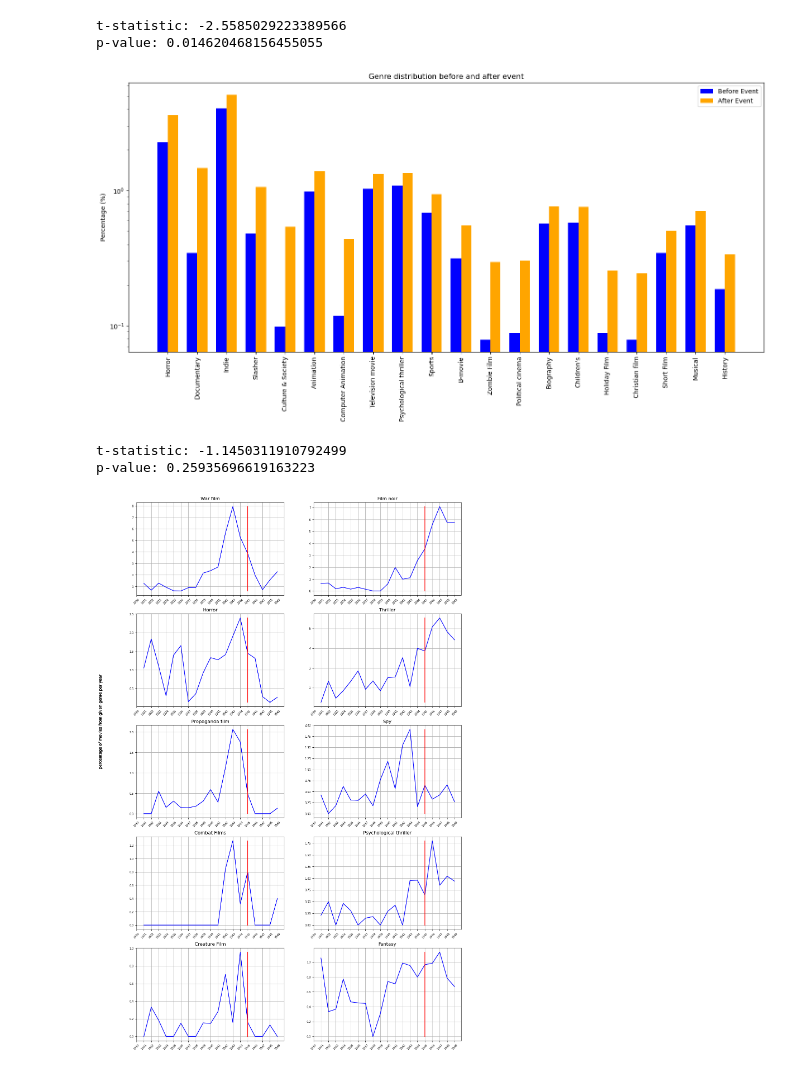
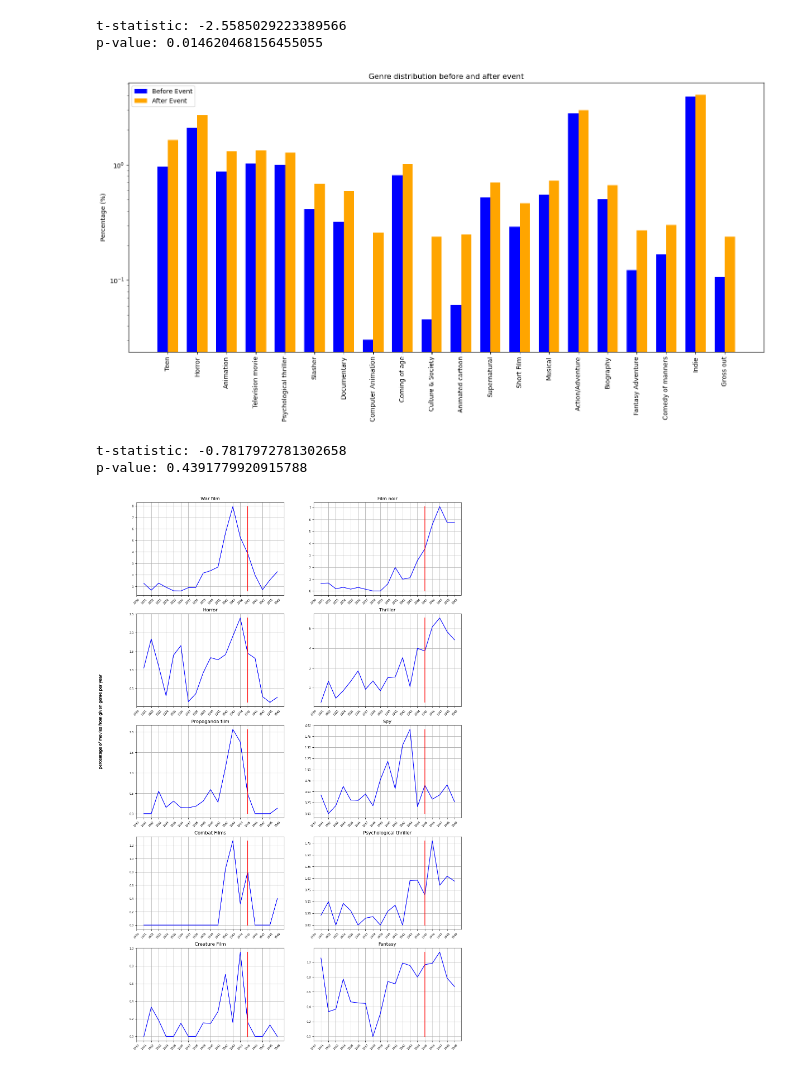
Before and after one commit to epfl-ada/ada-2024-project-adanonymous, a Jupyter notebook: src/utils/analysis_movies.ipynb, the cells around one changed output. Drawn from its saved outputs; the diff is of its cells as text; code cells hidden in the pictures.

Commit message:
Analysis movies

```diff
--- a/src/utils/analysis_movies.ipynb
+++ b/src/utils/analysis_movies.ipynb
@@ -220,16 +220,17 @@ print("p-value:", p_value)
 t-statistic: -2.5585029223389566
 p-value: 0.014620468156455055
 # %%
-from scipy import stats
-before, after = plot_hist_movies_genre(us_movies, genres_unique, 20, 1995,  2002,2009, plot = True)
-t_statistic, p_value = stats.ttest_ind(before, after)
+
+df = get_movies_genre_change(us_movies, genres_unique, 20, 1995,  2000,2005)
+plot_movies_genre_change(df)
+t_statistic, p_value = stats.ttest_ind(df.count_before, df.count_after)
 
 print("t-statistic:", t_statistic)
 print("p-value:", p_value)
 # %% [output]
-[figure, old version]
+[figure, new version]
-t-statistic: -1.1450311910792499
-p-value: 0.25935696619163223
+t-statistic: -0.7817972781302658
+p-value: 0.4391779920915788
 # %%
 df = get_movies_genre_change(us_movies, genres_unique, 10, 1935,  1940,1945)
 plot_percentage_movies_genre_all(movies,df.genre.values,1930, 1950, 1945,5,2)
```
